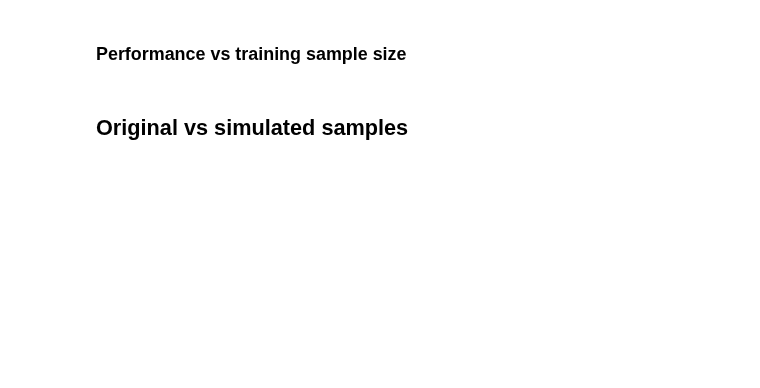
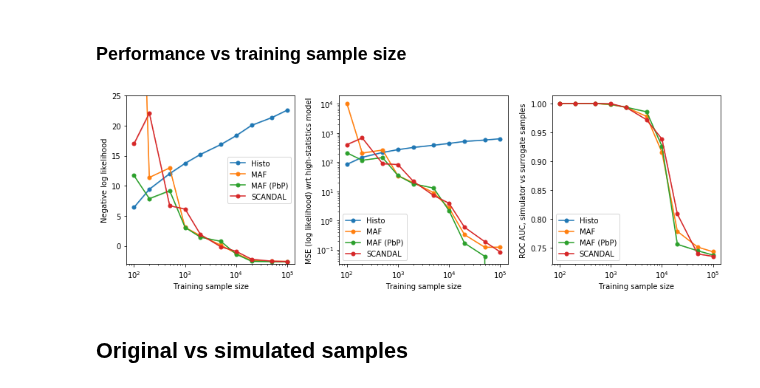
Before and after one commit to johannbrehmer/goldmine, a Jupyter notebook: goldmine/evaluation/epidemiology_performance.ipynb, the cells around one changed output. Saved outputs shown, nothing was run; the diff lists cells and outputs as text; code cells hidden in the pictures; blank space fills up the shorter version.

```diff
--- a/goldmine/evaluation/epidemiology_performance.ipynb
+++ b/goldmine/evaluation/epidemiology_performance.ipynb
@@ -76,11 +83,11 @@ def load_metrics(simulator='epidemiology2d',
 # %% [markdown]
 ## Metrics as function of method and sample size
 # %%
-sample_sizes = [100, 200, 500, 1000, 2000, 5000, 10000, 20000, 50000]
+sample_sizes = [100, 200, 500, 1000, 2000, 5000, 10000, 20000, 50000, 100000]
 
-methods = ['histogram', 'histogram', 'maf', 'maf', 'scandal', 'scandal']
-filenames = ['', '_trainedonsingletheta', '', '_trainedonsingletheta', '', '_trainedonsingletheta']
-method_labels = ['Histo', 'Histo (trained on 1 theta)', 'MAF', 'MAF (trained on 1 theta)', 'SCANDAL', 'SCANDAL (trained on 1 theta)']
+methods = ['histogram', 'maf', 'maf', 'scandal']
+filenames = ['_trainedonsingletheta', '', '_trainedonsingletheta', '']
+method_labels = ['Histo', 'MAF', 'MAF (PbP)', 'SCANDAL']
 # %%
 metrics = []
 
@@ -120,6 +142,8 @@ IndexError: tuple index out of range
 # %% [markdown]
 ### Performance vs training sample size
 # %%
+colors = ['C' + str(i) for i in range(10)]
+
 fig = plt.figure(figsize=(12,4))
 
 
@@ -138,8 +162,8 @@ for m, method in enumerate(method_labels):
 for m, method in enumerate(method_labels):
     plt.plot(
         sample_sizes,
-        - expected_log_likelihoods[m],
-        color=colors[m]
+        - expected_log_p_mean[m],
+        color=colors[m],
         lw=1.5,
         ls='-',
         marker='o',
@@ -152,6 +176,7 @@ plt.legend()
 plt.xlabel('Training sample size')
 plt.ylabel('Negative log likelihood')
 ax.set_xscale("log", nonposx='clip')
+plt.ylim(-3.,25.)
 
 
 
@@ -170,7 +195,7 @@ for m, method in enumerate(method_labels):
     plt.plot(
         sample_sizes,
         mse_mean[m],
-        color=colors[m]
+        color=colors[m],
         lw=1.5,
         ls='-',
         marker='o',
@@ -192,34 +217,36 @@ ax = plt.subplot(1,3,3)
 for m, method in enumerate(method_labels):
     plt.fill_between(
         sample_sizes,
         roc_auc_mean[m] - roc_auc_uncertainty[m],
         roc_auc_mean[m] + roc_auc_uncertainty[m],
         color=colors[m],
         alpha=0.3
     )
 
 for m, method in enumerate(method_labels):
     plt.plot(
         sample_sizes,
         roc_auc_mean[m],
-        color=colors[m]
+        color=colors[m],
         lw=1.5,
         ls='-',
         marker='o',
         ms=5.,
         label=method
     )
 
 plt.legend()
 
 plt.xlabel('Training sample size')
 plt.ylabel('ROC AUC, simulator vs surrogate samples')
 ax.set_xscale("log", nonposx='clip')
 
 
 
 plt.tight_layout()
 plt.show()
+# %% [output]
+[figure, added]
 # %% [markdown]
 ## Original vs simulated samples
 # %%
```
Also changed, not shown: parts of 4 cells of this notebook, 1 other file.
